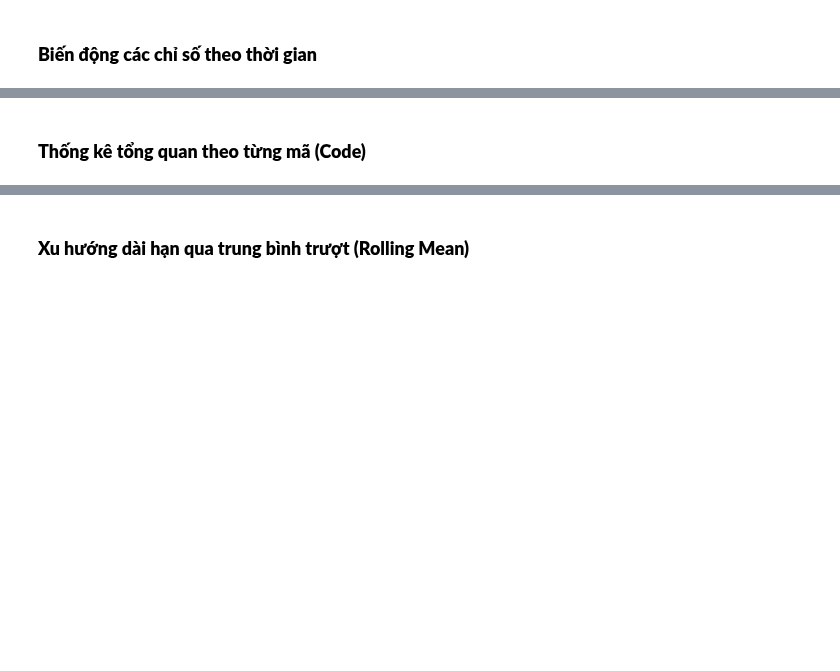
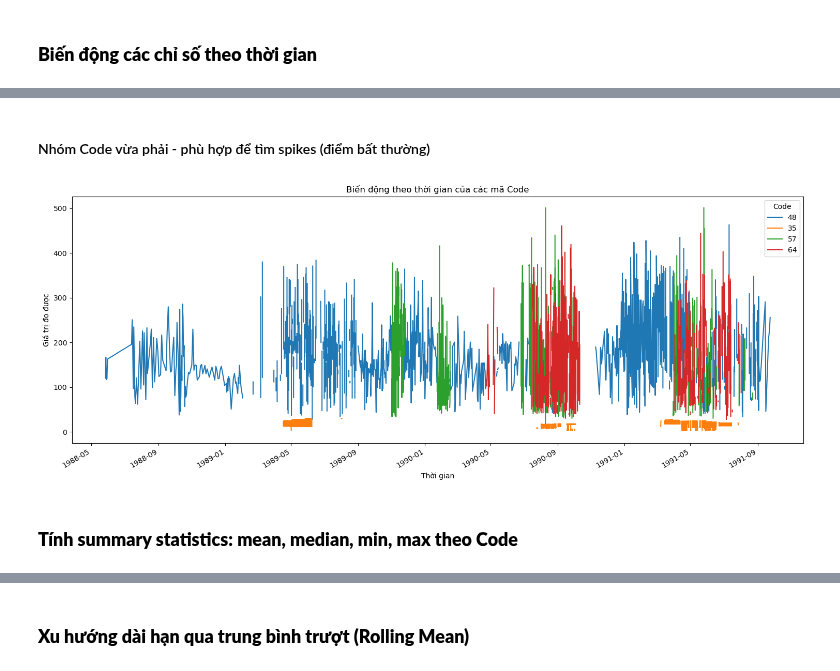
Before and after one commit to Hutramikha/Data_Analysis_SGU_2025, a Jupyter notebook: Data_analysis/practice/lab3/time_series.ipynb, the cells around one changed output, grey strips where cells are left out. Saved outputs shown, nothing was run; the diff lists cells and outputs as text; code cells hidden in the pictures; blank space fills up the shorter version.

```diff
--- a/Data_analysis/practice/lab3/time_series.ipynb
+++ b/Data_analysis/practice/lab3/time_series.ipynb
@@ -232,2 +362,14 @@ Kết luận về kết quả phân bố các mã trong dữ liệu:
+# %% [markdown]
+#### Nhóm Code vừa phải - phù hợp để tìm spikes (điểm bất thường)
+# %%
+pivot_df[[48, 35, 57, 64]].dropna(how="all").plot(figsize=(15, 6))
+plt.title("Biến động theo thời gian của các mã Code")
+plt.xlabel("Thời gian")
+plt.ylabel("Giá trị đo được")
+plt.legend(title="Code")
+plt.tight_layout()
+plt.show()
+# %% [output]
+[figure, added]
 # %% [markdown]
-### **Thống kê tổng quan theo từng mã (Code)**
+### **Tính summary statistics: mean, median, min, max theo Code**
```
Also changed, not shown: parts of 34 cells of this notebook.
